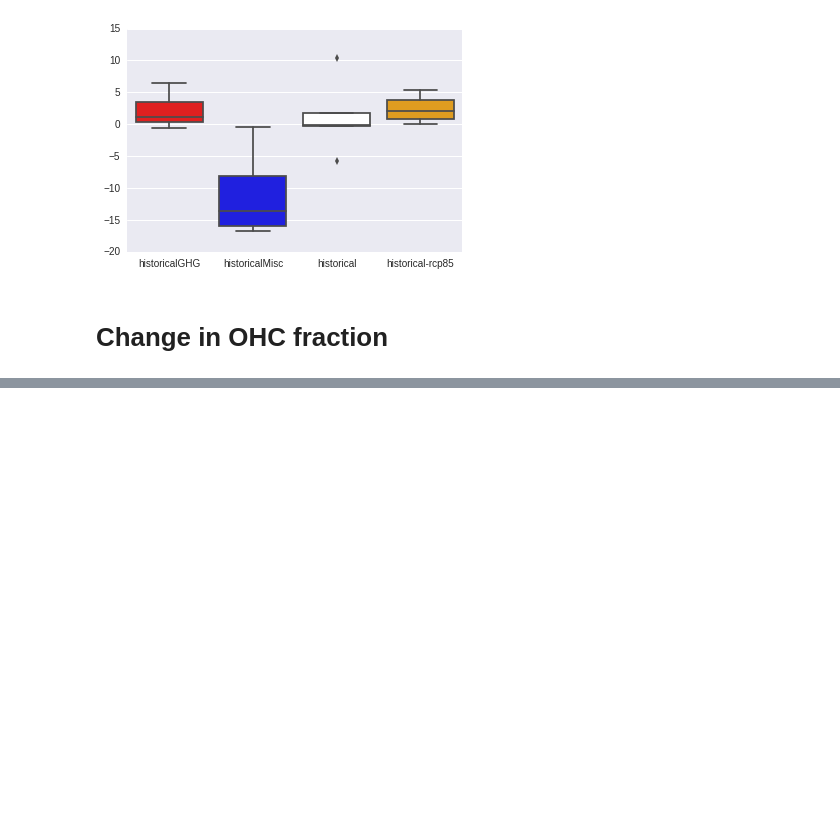
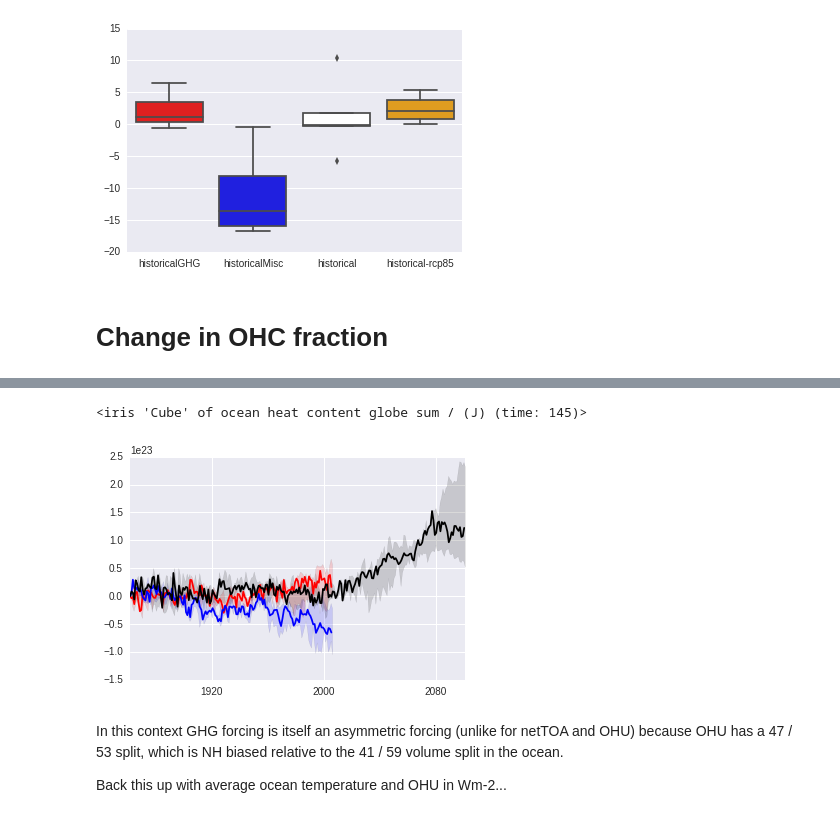
Before and after one commit to DamienIrving/ocean-analysis, a Jupyter notebook: development/ohc_fraction.ipynb, the cells around one changed output, grey strips where cells are left out. Drawn from its saved outputs; the diff is of its cells as text; code cells hidden in the pictures; blank space fills up the shorter version.

```diff
--- a/development/ohc_fraction.ipynb
+++ b/development/ohc_fraction.ipynb
@@ -128,0 +223,24 @@ seaborn.boxplot(data=data_df[columns], orient="v", palette=['red', 'blue', 'whit
+# %%
+calc_adjusted_diff('historicalGHG', 'CanESM2', 0)
+# %% [output]
+<iris 'Cube' of ocean heat content globe sum / (J) (time: 145)>
+# %%
+exp_colors = {'historicalGHG': 'red', 'historicalMisc': 'blue', 'historical-rcp85': 'black'}
+
+for experiment in ['historicalGHG', 'historicalMisc', 'historical-rcp85']:
+    cube_list = iris.cube.CubeList([])
+    for ensemble_number, model in enumerate(['CanESM2', 'CCSM4', 'CSIRO-Mk3-6-0', 'GISS-E2-R', 'NorESM1-M']):
+        cube = calc_adjusted_diff(experiment, model, ensemble_number)
+        cube_list.append(cube)
+    ensemble_agg, ensemble_spread = ensemble_aggregation(cube_list, 'median')
+    iplt.plot(ensemble_agg, label=experiment, color=exp_colors[experiment])
+    time_values = ensemble_spread[0, ::].coord('time').points - 54567.5
+    upper_bound = ensemble_spread[0, ::].data
+    lower_bound = ensemble_spread[-1, ::].data
+    iplt.plt.fill_between(time_values, upper_bound, lower_bound, facecolor=exp_colors[experiment], alpha=0.15)
+# %% [output]
+[figure, added]
+# %% [markdown]
+In this context GHG forcing is itself an asymmetric forcing (unlike for netTOA and OHU) because OHU has a 47 / 53 split, which is NH biased relative to the 41 / 59 volume split in the ocean.
+
+Back this up with average ocean temperature and OHU in Wm-2...
```
Also changed, not shown: parts of 3 cells of this notebook.
